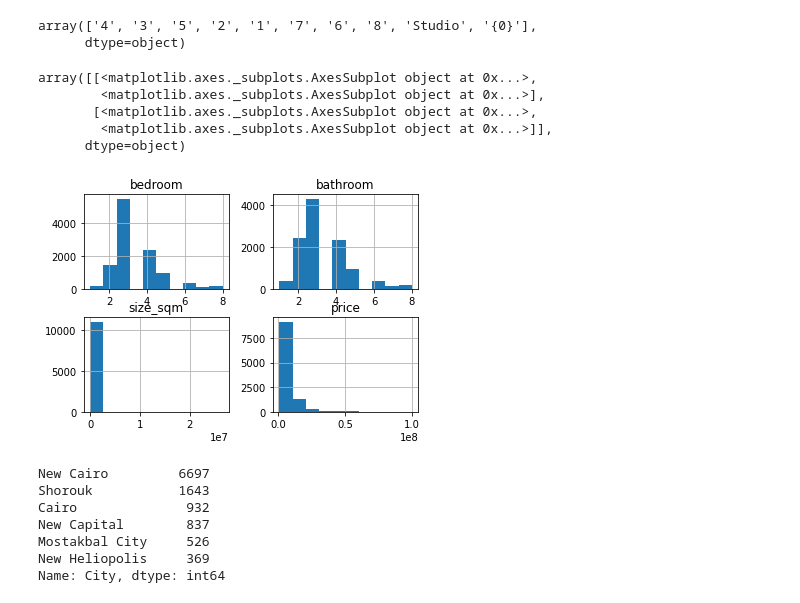
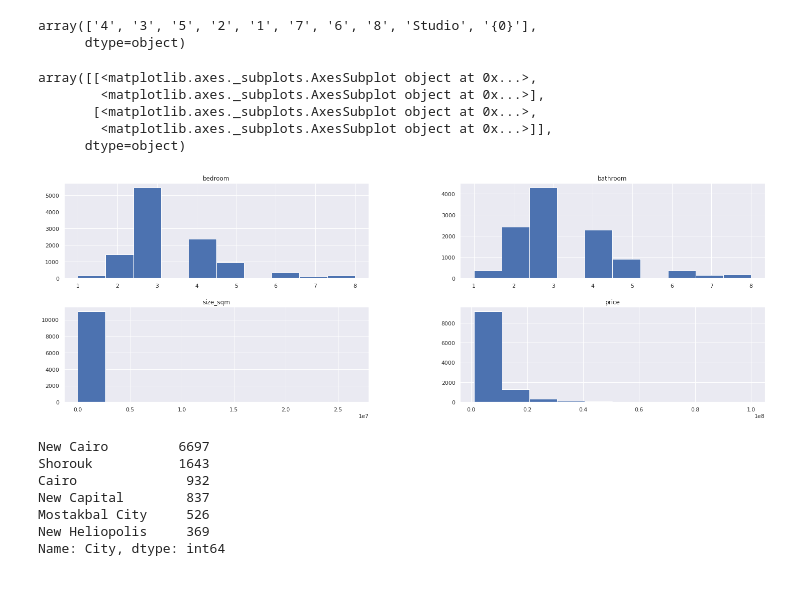
Before and after one commit to Bahaakhalled/Egypt-Cairo-Housing, a Jupyter notebook: Notebook.ipynb, the cells around one changed output. Drawn from its saved outputs; the diff is of its cells as text; code cells hidden in the pictures.

```diff
--- a/Notebook.ipynb
+++ b/Notebook.ipynb
@@ -106,15 +111,16 @@ cprop.size_sqm=cprop['size_sqm'].astype('int64')
 pattern = r'[' + string.punctuation + ']'
 cprop['title']=cprop['title'].map(lambda m:re.sub(pattern," ",m))
 cprop['location']=cprop['location'].map(lambda m:re.sub(pattern," ",m))
-# %%
-cprop.hist()
-# %% [output]
-array([[<matplotlib.axes._subplots.AxesSubplot object at 0x...>,
-        <matplotlib.axes._subplots.AxesSubplot object at 0x...>],
-       [<matplotlib.axes._subplots.AxesSubplot object at 0x...>,
-        <matplotlib.axes._subplots.AxesSubplot object at 0x...>]],
-      dtype=object)
-[figure, removed]
+# %%
+sns.set(rc={"figure.figsize":(25, 8)})
+cprop.hist()
+# %% [output]
+array([[<matplotlib.axes._subplots.AxesSubplot object at 0x...>,
+        <matplotlib.axes._subplots.AxesSubplot object at 0x...>],
+       [<matplotlib.axes._subplots.AxesSubplot object at 0x...>,
+        <matplotlib.axes._subplots.AxesSubplot object at 0x...>]],
+      dtype=object)
+[figure, added]
 # %%
 cityprop=cprop.copy()
 cityprop['City']='NA'
```
Also changed, not shown: parts of 27 cells of this notebook.
